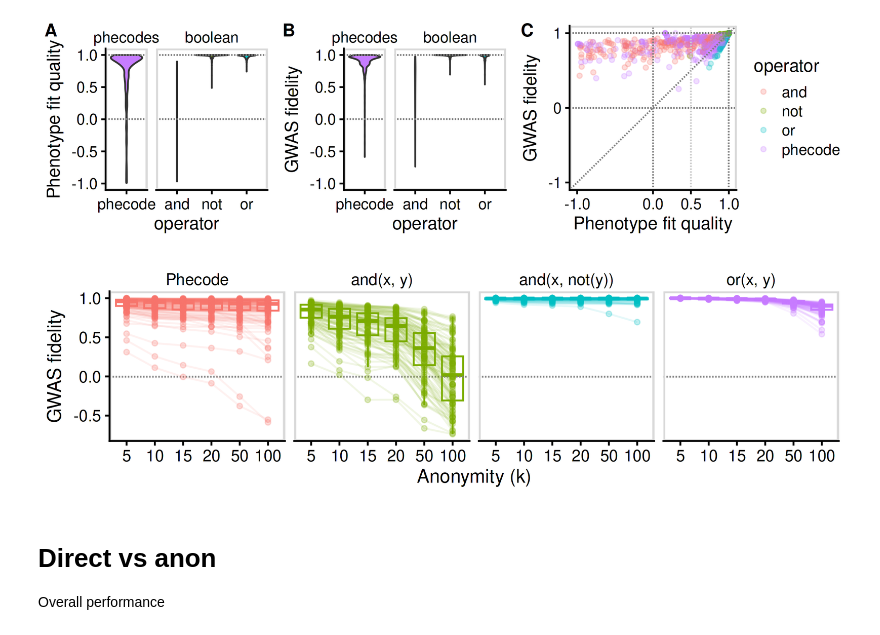
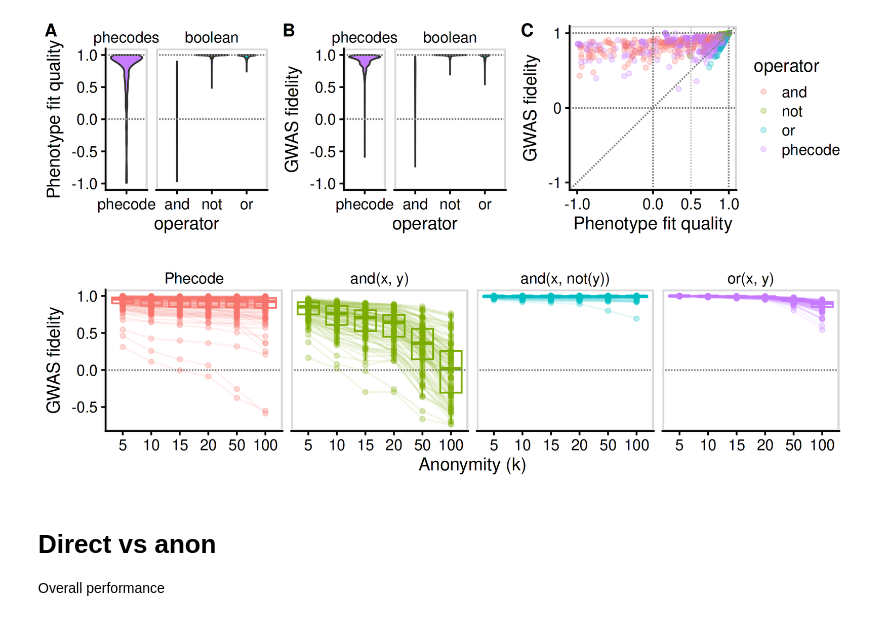
Before and after one commit to zietzm/webgwas-analysis, a Jupyter notebook: analyses/2.fit-quality/4-plot-results.ipynb, the cells around one changed output. Drawn from its saved outputs; the diff is of its cells as text; code cells hidden in the pictures.

Commit message:
fix: increase width of performance-by-k plot

```diff
--- a/analyses/2.fit-quality/4-plot-results.ipynb
+++ b/analyses/2.fit-quality/4-plot-results.ipynb
@@ -150,40 +150,40 @@ Warning message:
 “Removed 469 rows containing missing values or values outside the scale range (`geom_point()`).”
 [figure]
 # %%
-options(repr.plot.width = 8.5, repr.plot.height = 2.5, repr.plot.res = 250)
+options(repr.plot.width = 9, repr.plot.height = 2.5, repr.plot.res = 250)
 
 performance_vs_k_plot <- indirect_non_anon_vs_anon_plots[["df"]] |>
     mutate(
         operator = operator |>
             # factor(levels = c("phecode", "and", "or", "not")),
             recode_factor(
                 phecode = "Phecode",
                 and = "and(x, y)",
                 not = "and(x, not(y))",
                 or = "or(x, y)",
             ),
         k = k |> as.integer() |> as.character() |> factor(levels = c("5", "10", "15", "20", "50", "100")),
     ) |>
     ggplot(aes(x = k, y = rsq_gwas, color = operator)) +
     geom_boxplot(aes(group = k), outlier.shape = NA) +
     geom_hline(yintercept = 0, linetype = "dashed", color = "gray50") +
     geom_line(aes(group = phenotype), alpha = 0.1) +
     geom_point(alpha = 0.25) +
     facet_grid(cols = vars(operator)) +
     theme_cowplot() +
     panel_border() +
     theme(
         legend.position = "none",
         strip.background = element_blank(),
     ) +
     xlab("Anonymity (k)") +
     ylab("GWAS fidelity")
 
-save_plot("img/performance-vs-k.png", performance_vs_k_plot, base_width = 8.5, base_height = 2.5, dpi = 400)
+save_plot("img/performance-vs-k.png", performance_vs_k_plot, base_width = 9, base_height = 2.5, dpi = 400)
 
 performance_vs_k_plot
 # %% [output]
-[figure, old version]
+[figure, new version]
 # %% [markdown]
 # Direct vs anon
 
```
Also changed, not shown: 1 other file.
